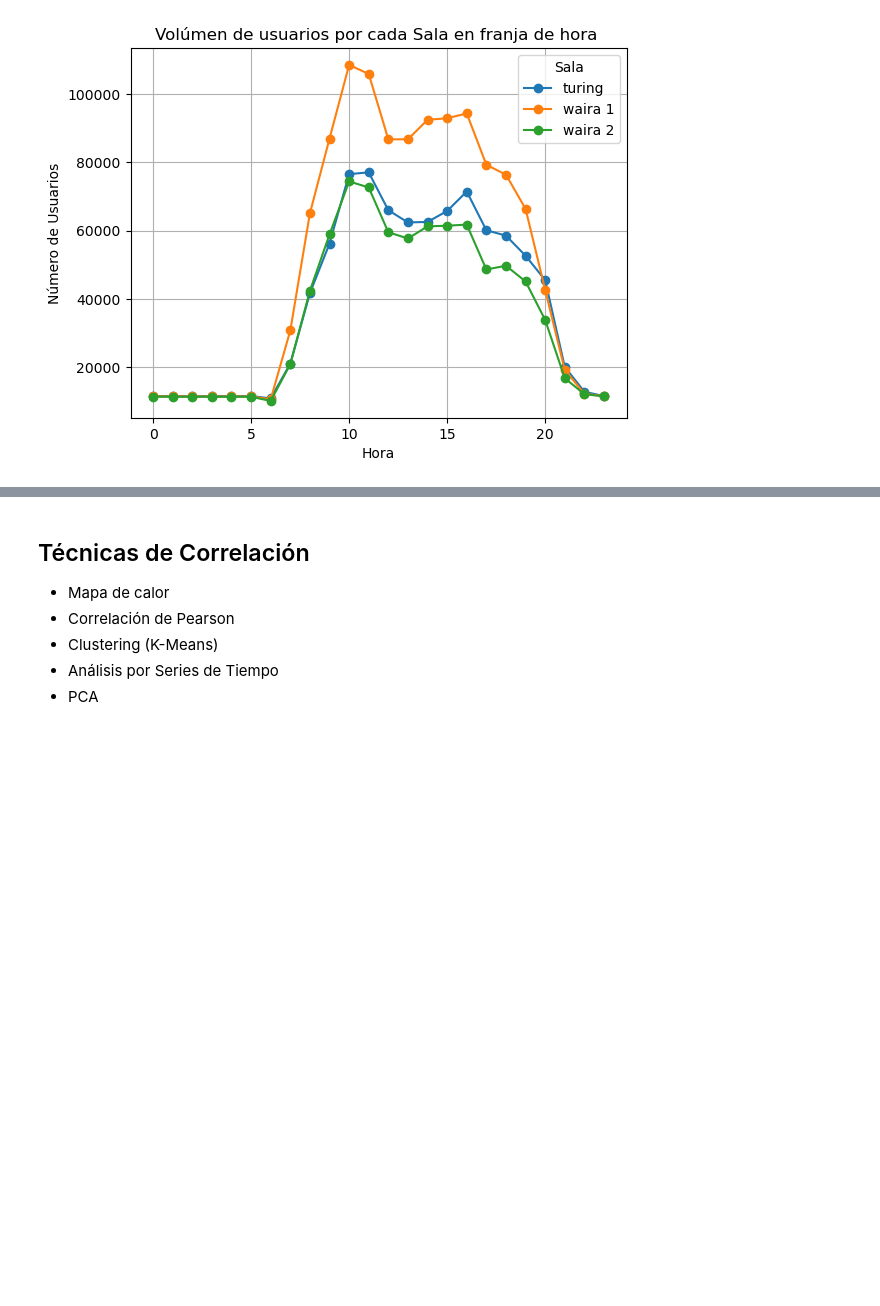
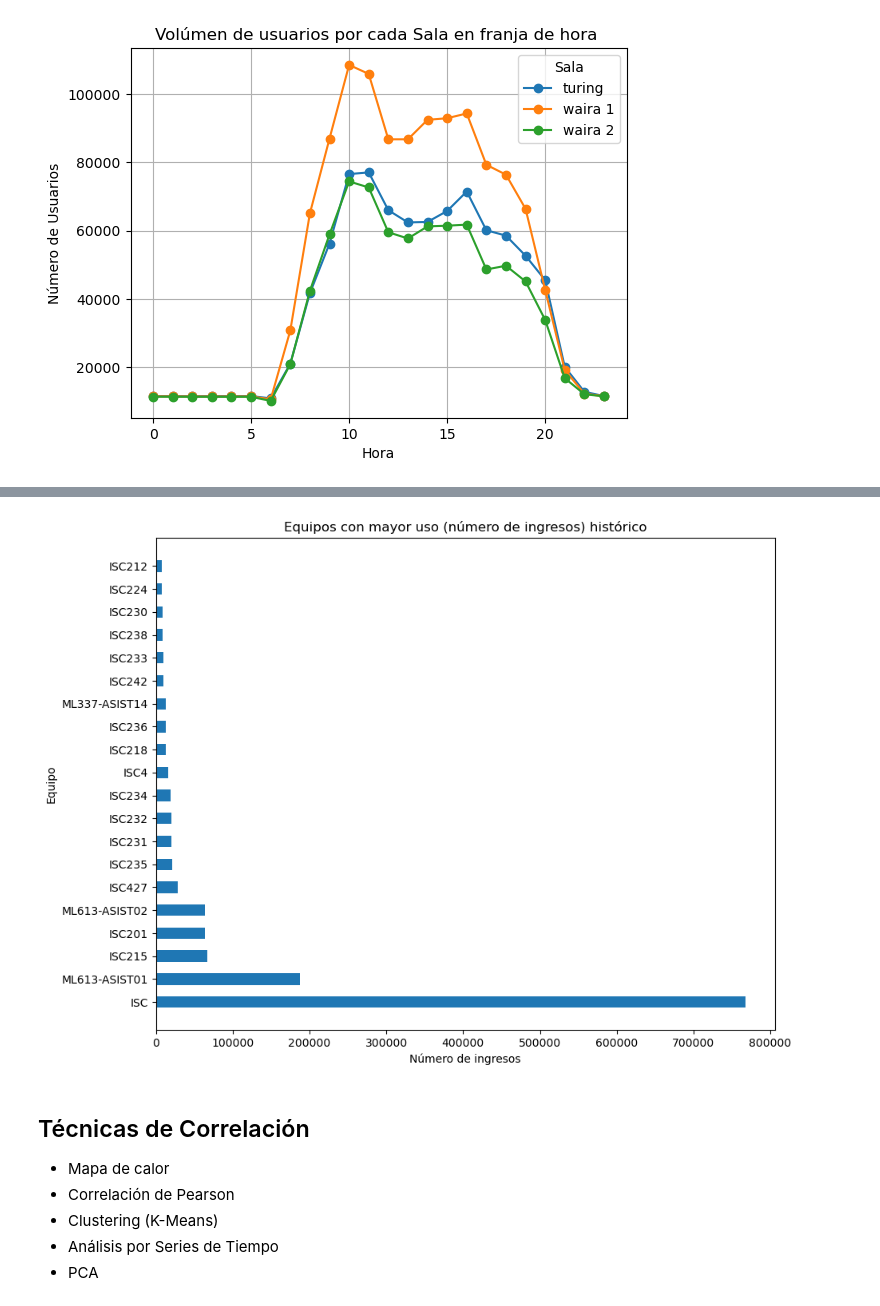
Before and after one commit to dfosorio111/tech_skills, a Jupyter notebook: visualization/data_analytics_AgenteSalas .ipynb, the cells around one changed output, grey strips where cells are left out. Cells and saved outputs as stored; diff of their text form; code cells hidden in the pictures; blank space fills up the shorter version.

```diff
--- a/visualization/data_analytics_AgenteSalas .ipynb
+++ b/visualization/data_analytics_AgenteSalas .ipynb
@@ -925,3 +977,29 @@ plt.show()
+# %%
+aux3 = historial.groupby(historial['equipo']).count()
+aux3.reset_index(inplace=True)
+aux3 = aux3.sort_values('usuario', ascending=False)
+
+aux3 = aux3[:20]
+labels_equipos = aux3['equipo'].to_list()
+
+# Plot grafico de barras
+fig, ax = plt.subplots(figsize = (10,8))
+
+equipo = aux3['equipo']
+total = aux3['usuario']
+
+#bar_colors = ['red', 'blue', 'black', 'orange','yellow','green','purple','black','pink','grey']
+
+ax.barh(equipo, total, label=labels_equipos,  height=0.5) # color=bar_colors,
+
+ax.set_ylabel('Equipo')
+ax.set_xlabel('Número de ingresos')
+ax.set_title('Equipos con mayor uso (número de ingresos) histórico')
+#ax.legend(title='Tipo de sanción')
+
+plt.show()
+# %% [output]
+[figure, added]
 # %% [markdown]
 ## Técnicas de Correlación
 
```
Also changed, not shown: parts of 10 cells of this notebook.
